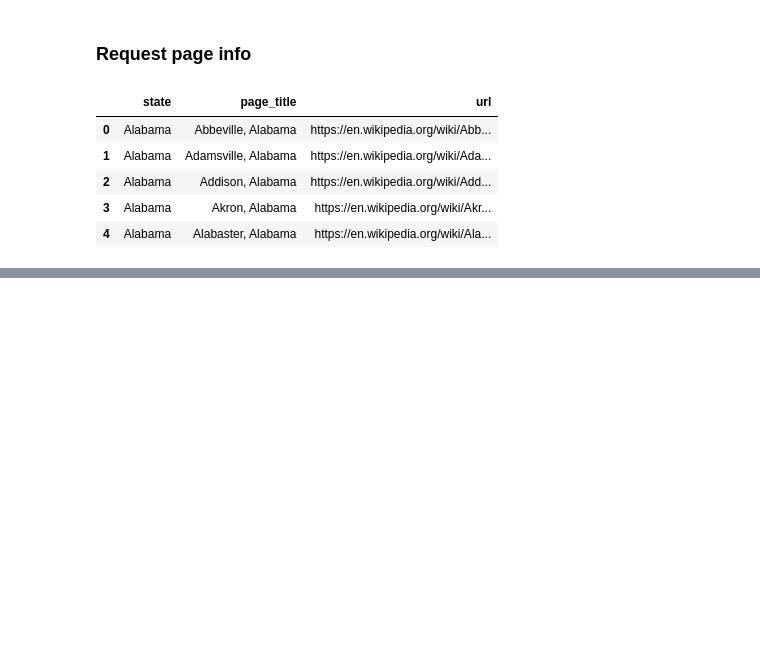
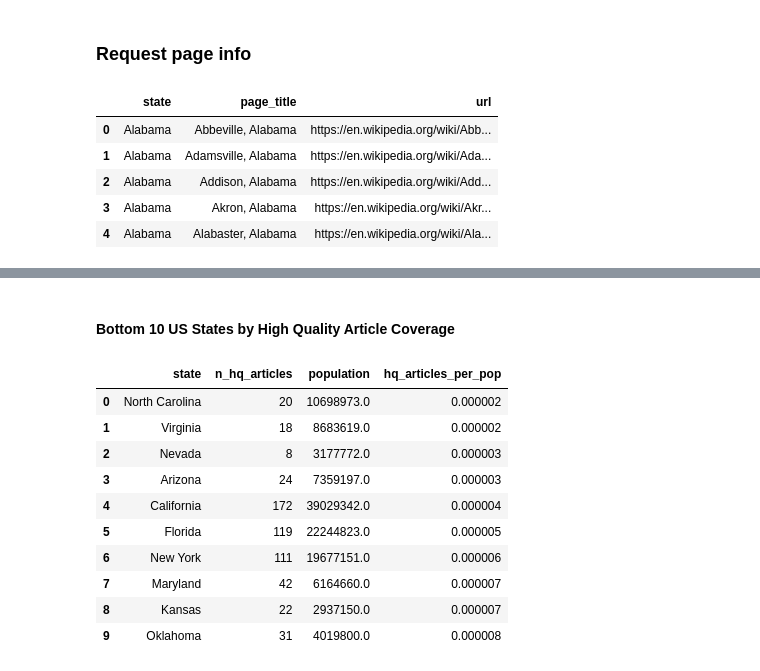
Before and after one commit to jmic94/data-512-homework_2, a Jupyter notebook: code/create_tables.ipynb, the cells around one changed output, grey strips where cells are left out. Drawn from its saved outputs; the diff is of its cells as text; code cells hidden in the pictures; blank space fills up the shorter version.

```diff
--- a/code/create_tables.ipynb
+++ b/code/create_tables.ipynb
@@ -157,0 +433,16 @@ Getting page info data for: Akron, Alabama
+# %% [markdown]
+#### Bottom 10 US States by High Quality Article Coverage
+# %%
+state_per_pop_hq.tail(10).sort_values(by='hq_articles_per_pop').reset_index(drop=True)
+# %% [output]
+|  | state | n_hq_articles | population | hq_articles_per_pop |
+| 0 | North Carolina | 20 | 10698973.0 | 0.000002 |
+| 1 | Virginia | 18 | 8683619.0 | 0.000002 |
+| 2 | Nevada | 8 | 3177772.0 | 0.000003 |
+| 3 | Arizona | 24 | 7359197.0 | 0.000003 |
+| 4 | California | 172 | 39029342.0 | 0.000004 |
+| 5 | Florida | 119 | 22244823.0 | 0.000005 |
+| 6 | New York | 111 | 19677151.0 | 0.000006 |
+| 7 | Maryland | 42 | 6164660.0 | 0.000007 |
+| 8 | Kansas | 22 | 2937150.0 | 0.000007 |
+| 9 | Oklahoma | 31 | 4019800.0 | 0.000008 |
```
Also changed, not shown: parts of 32 cells of this notebook, 4 other files.
